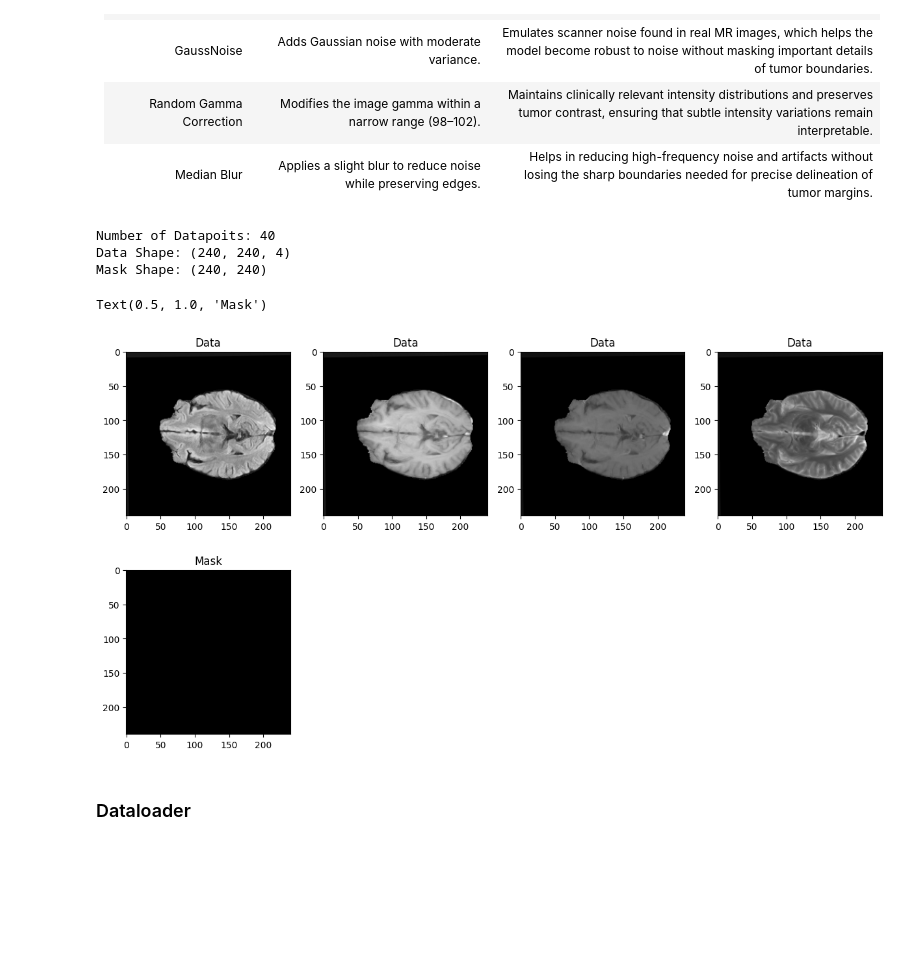
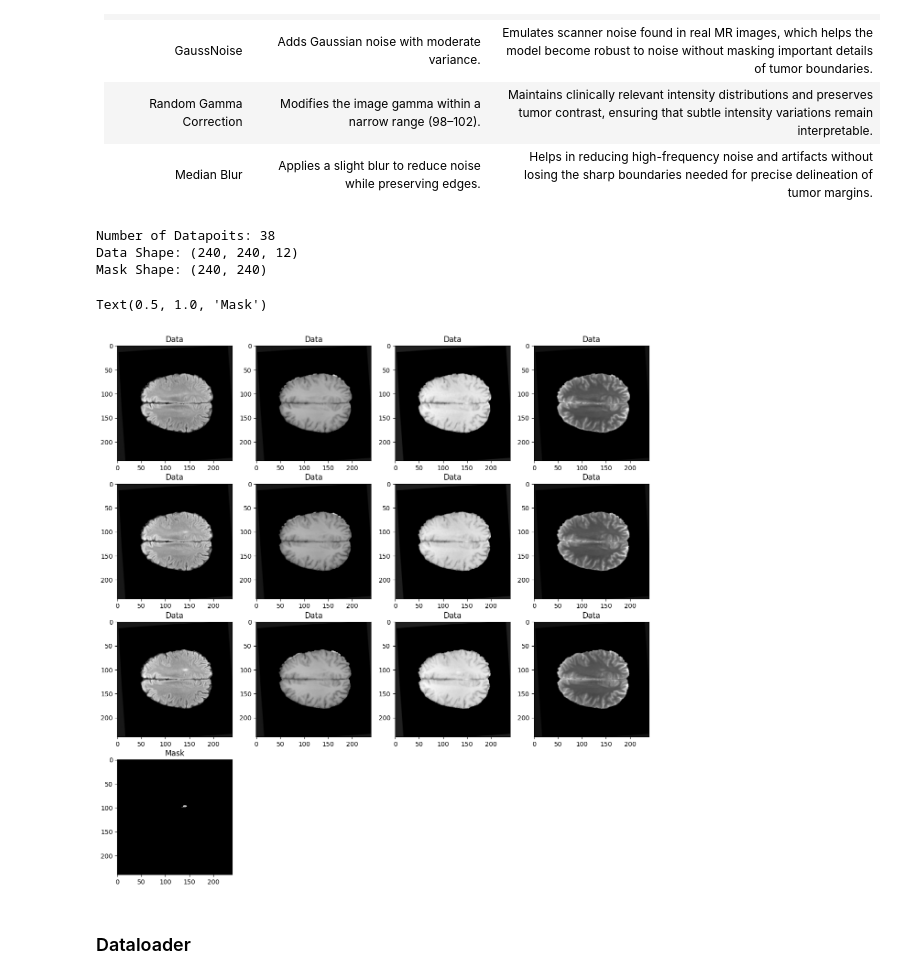
Before and after one commit to hakeematyab/Reliable-Explainable-Brain-Tumor-Segmentation, a Jupyter notebook: notebooks/ModelTraining.ipynb, the cells around one changed output. Drawn from its saved outputs; the diff is of its cells as text; code cells hidden in the pictures; blank space fills up the shorter version.

```diff
--- a/notebooks/ModelTraining.ipynb
+++ b/notebooks/ModelTraining.ipynb
@@ -152,9 +152,21 @@ class BrainTumorDataset(Dataset):
     def _get_adjacent_slices(self, data, mask):
         # Return data: [Height x Width x (Modalities*window_size), ] * (Depth-window_size+1),
         # Return mask: [Height x Width] * (Depth-window_size+1)
-        data = [data[:,:,:,i].transpose(1,2,0) for i in range(max(self.lower_bound,0), min(self.upper_bound,data.shape[-1]))]
-        mask = [mask[:,:,i] for i in range(max(self.lower_bound,0), min(self.upper_bound,mask.shape[-1]))]
-        return data, mask
+        #data = [data[:,:,:,i].transpose(1,2,0) for i in range(max(self.lower_bound,0), min(self.upper_bound,data.shape[-1]))]
+        #mask = [mask[:,:,i] for i in range(max(self.lower_bound,0), min(self.upper_bound,mask.shape[-1]))]
+        slices = []
+        masks = []
+
+        depth = data.shape[-1]
+        start = max(self.lower_bound, 0)
+        end = min(self.upper_bound, depth)
+
+        for i in range(start, end - self.window_size + 1):
+            slice_group = np.concatenate([data[:, :, :, j].transpose(1, 2, 0) for j in range(i, i+ self.window_size)], axis=-1)
+            slices.append(slice_group)
+            masks.append(mask[:, :, i + self.window_size // 2])
+
+        return slices, masks
 
     def __getitem__(self, index):
         data = []
@@ -164,9 +176,10 @@ class BrainTumorDataset(Dataset):
         data.append(self._normalize_data(nib.load(row.t1ce_path).get_fdata()))
         data.append(self._normalize_data(nib.load(row.t2_path).get_fdata()))
         data = np.stack(data, axis=0)
+
         mask = nib.load(row.seg_path).get_fdata()
-
         data, mask = self._get_adjacent_slices(data, mask)
+        len(data)
         if self.transforms:
             spatial_transforms = self.transforms.get('spatial_transforms',None)
             intensity_transforms = self.transforms.get('intensity_transforms',None)
@@ -229,25 +242,25 @@ print(f"Number of Datapoits: {len(data)}")
 print(f"Data Shape: {data[0].shape}")
 print(f"Mask Shape: {mask[0].shape}")
 # %% [output]
-Number of Datapoits: 40
-Data Shape: (240, 240, 4)
+Number of Datapoits: 38
+Data Shape: (240, 240, 12)
 Mask Shape: (240, 240)
 # %%
 idx = np.random.randint(upper_bound-lower_bound)
 
-plt.figure(figsize=(15,8))
+plt.figure(figsize=(15,15))
 
 for i in range(data[idx].shape[-1]):
-    plt.subplot(2,4,i+1)
+    plt.subplot(4,4,i+1)
     plt.imshow(data[idx][:,:,i], cmap="gray")
     plt.title("Data")
 
-plt.subplot(2,4,i+2)
+plt.subplot(4,4,i+2)
 plt.imshow(mask[idx], cmap="nipy_spectral")
 plt.title("Mask")
 # %% [output]
 Text(0.5, 1.0, 'Mask')
-[figure, old version]
+[figure, new version]
 # %% [markdown]
 ### Dataloader
 # %%
```
Also changed, not shown: parts of 10 cells of this notebook.
